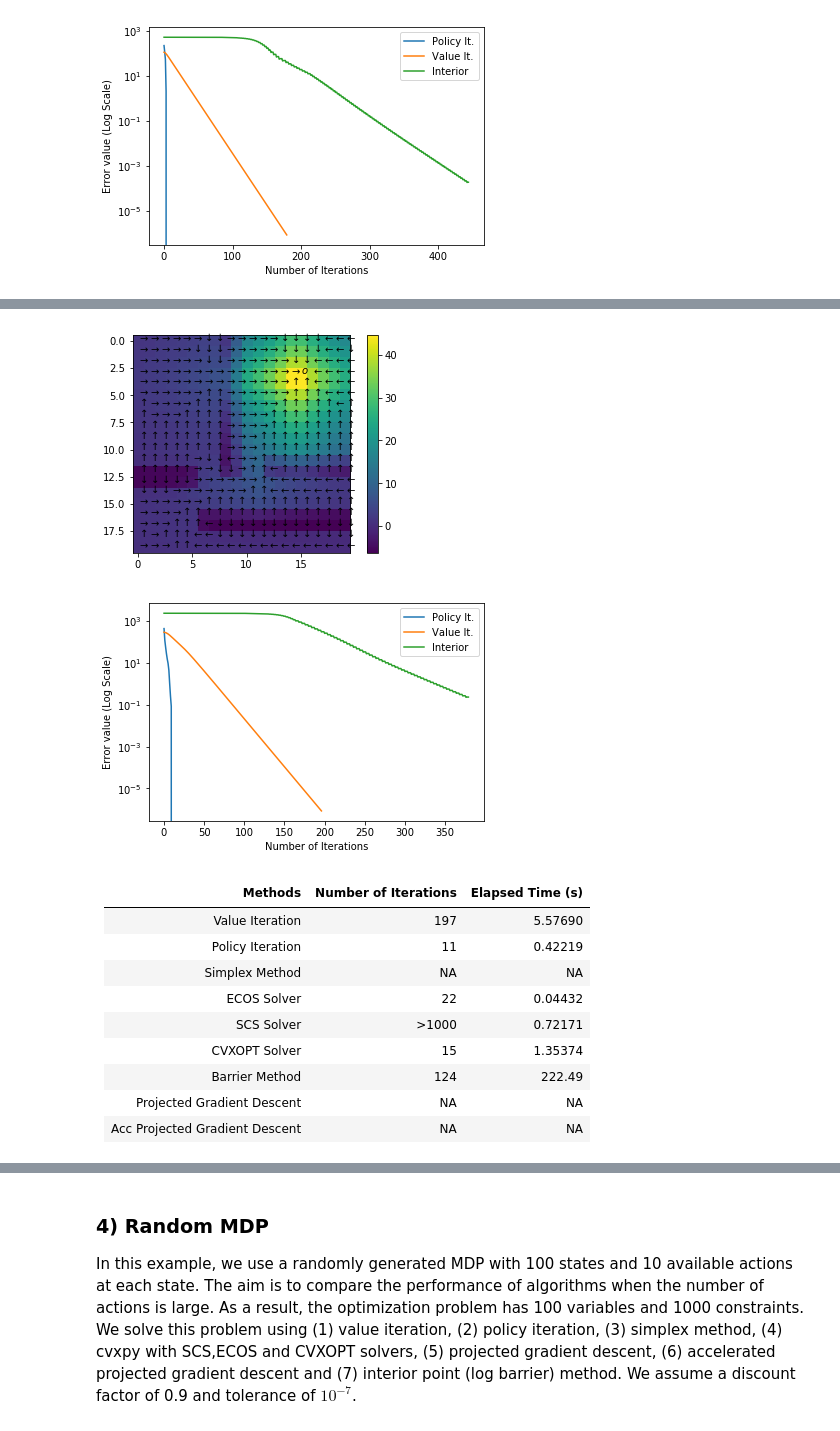
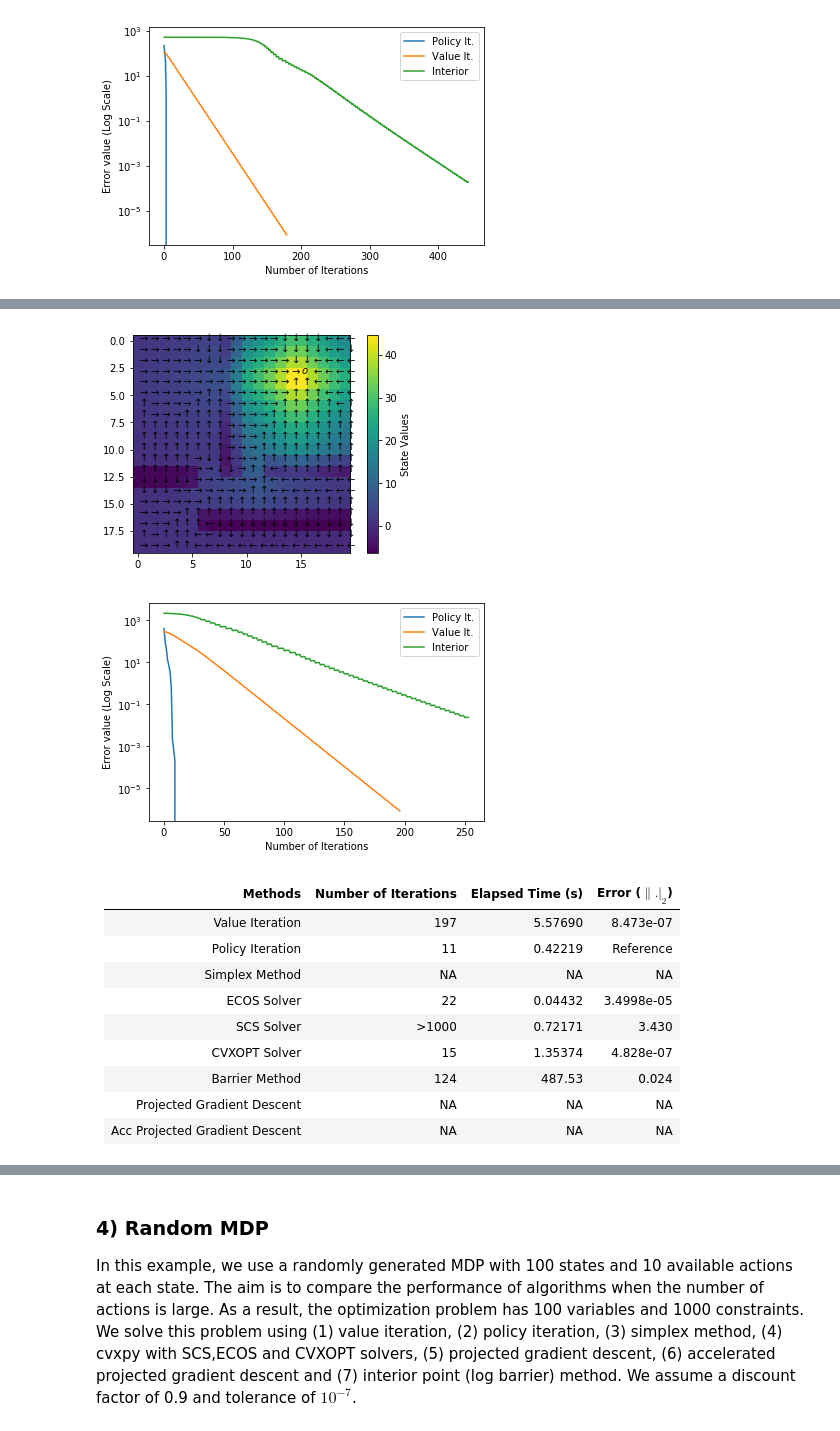
Before and after one commit to akhshah/cvxproj, a Jupyter notebook: GridWorld.ipynb, the cells around one changed output, grey strips where cells are left out. Cells and saved outputs as stored; diff of their text form; code cells hidden in the pictures.

```diff
--- a/GridWorld.ipynb
+++ b/GridWorld.ipynb
@@ -1179,37 +1174,37 @@ Grid_Map(b[0:P_0.shape[1]], rows, columns)
 # %%
 polyit_val, bestAction2,error_pol, num_iter_pol, time_pol = policyitr(P_0, b[0:P_0.shape[1]], discount, tol) # Policy Iteration
 valit_val, bestAction,error_val, num_iter_val, time_val = valitr(P_0, b, discount,polyit_val, tol) # Value Iteration
 start_time = time.time()
 res = linprog(c, -A, -b, A_eq=None, b_eq=None, bounds=None, method='simplex',\
               callback=None, options={'disp': False, 'bland': False, 'tol': tol, 'maxiter': 1000}) # Simplex
 elapsed_time_simplex = time.time() - start_time
 obj_ecos_p, ecos_val_p, time_ecos_p=ECOS_Primal(A,b,c,tol) # ECOS Primal
 obj_scs_p, scs_val_p, time_scs_p=SCS_Primal(A,b,c,tol) # SCS Primal
 obj_cvx_p, cvx_val_p, time_cvx_p=CVXOPT_Primal(A,b,c,tol) # CVXOPT Primal
-plotGridWorld(polyit_val, bestAction2, rows, columns)
+plotGridWorld(polyit_val, bestAction2, rows, columns,'State Values')
 analytical_vals=findAnalyticCenter(A_c,b_c,valit_val+10,T=1000)
 #start_time = time.time()
 #projgrad_val, projgrad_error, projgrad_iter = descent(graddes, "gradient", analytical_vals, A, b, 10, tol, valit_val) # Projected Gradient
 #elapsed_time_projgrad = time.time() - start_time
 #start_time = time.time()
 #accgrad_val, accgrad_error, accgrad_iter = descent(accelgrad, "accelerated", analytical_vals, A, b, 10, tol, valit_val) # Accelerated Gradient Descent
 #elapsed_time_accgrad = time.time() - start_time
-interior_val, interior_error, elapsed_int=interiorPoint(A_c, b_c, discount, tol, 0.15, valit_val,1e-7) # Interior Point Method
+interior_val, interior_error, elapsed_int=interiorPoint(A_c, b_c, discount, tol, 0.2, valit_val,1e-2) # Interior Point Method
 Plots2(error_pol,error_val,interior_error)
 # %% [output]
-[figure, old version]
+[figure, new version]
-[figure, old version]
+[figure, new version]
 # %% [markdown]
-| Methods  | Number of Iterations | Elapsed Time (s) |
-| ------------- | ------------- |------------ |
-| Value Iteration  | 197  |5.57690 |
-| Policy Iteration  | 11  |0.42219 |
-| Simplex Method  | NA  |NA |
-| ECOS Solver  | 22  |0.04432 |
-| SCS Solver  | >1000  |0.72171 |
-| CVXOPT Solver  | 15  |1.35374 |
-| Barrier Method  | 124  |222.49 |
-| Projected Gradient Descent | NA | NA |
-| Acc Projected Gradient Descent  | NA |NA |
+| Methods  | Number of Iterations | Elapsed Time (s) |Error ($\lVert . \rvert_2$) |
+| ------------- | ------------- |------------ |---------- |
+| Value Iteration  | 197  |5.57690 |8.473e-07 |
+| Policy Iteration  | 11  |0.42219 | Reference|
+| Simplex Method  | NA  |NA |NA |
+| ECOS Solver  | 22  |0.04432 |3.4998e-05 |
+| SCS Solver  | >1000  |0.72171 |3.430 |
+| CVXOPT Solver  | 15  |1.35374 |4.828e-07 |
+| Barrier Method  | 124  |487.53|0.024 |
+| Projected Gradient Descent | NA | NA |NA|
+| Acc Projected Gradient Descent  | NA |NA |NA |
 # %% [markdown]
 ###### ii) Dual Problem
```
Also changed, not shown: parts of 15 cells of this notebook.
